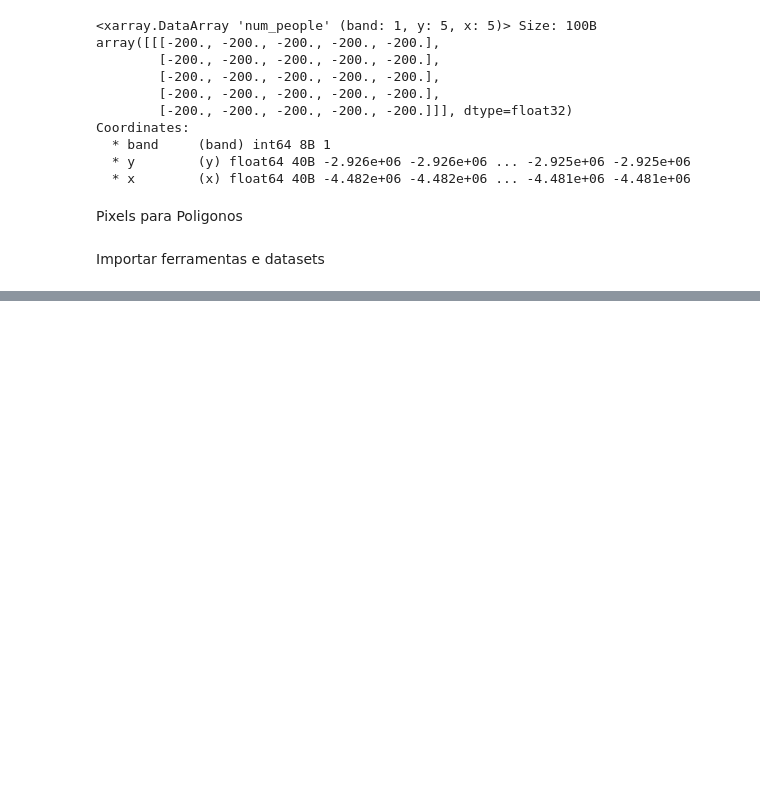
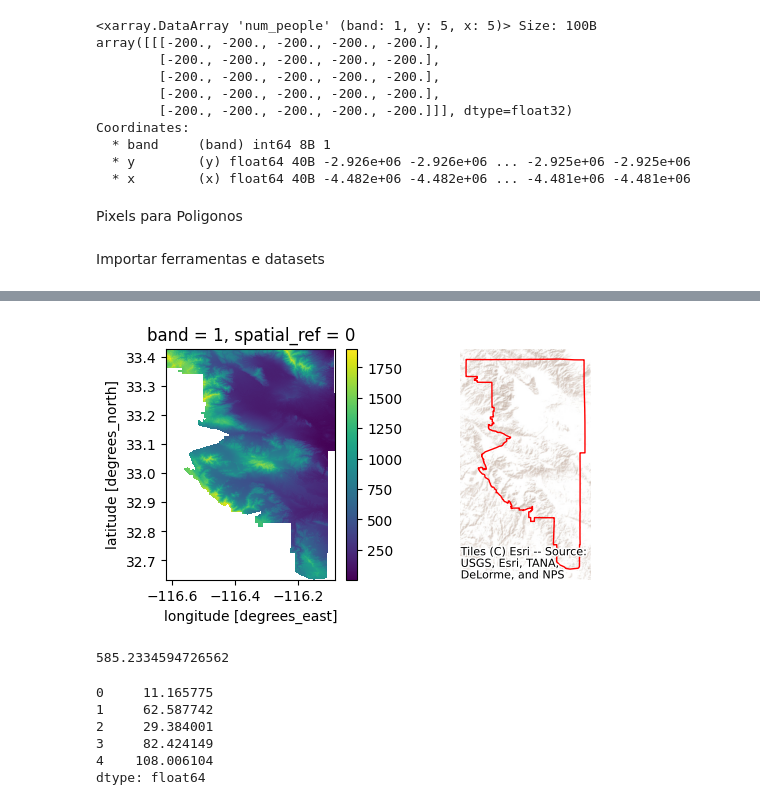
Before and after one commit to henrqueDev/Geographic-Data-Science-with-Python-Scripts, a Jupyter notebook: spatial_data.ipynb, the cells around one changed output, grey strips where cells are left out. Cells and saved outputs as stored; diff of their text form; code cells hidden in the pictures; blank space fills up the shorter version.

```diff
--- a/spatial_data.ipynb
+++ b/spatial_data.ipynb
@@ -422,0 +507,48 @@ Importar ferramentas e datasets
+# %%
+# Clip elevation for largest tract
+dem_clip = dem.rio.clip(
+    [largest_tract.__geo_interface__], crs=sd_tracts.crs
+)
+
+# Set up figure to display against polygon shape
+f, axs = plt.subplots(1, 2, figsize=(6, 3))
+# Display elevation of largest tract
+dem_clip.where(dem_clip > 0).plot(ax=axs[0], add_colorbar=True)
+
+# Display largest tract polygon
+sd_tracts.loc[[largest_tract_id]].plot(
+    ax=axs[1], edgecolor="red", facecolor="none"
+)
+axs[1].set_axis_off()
+# Add basemap
+cx.add_basemap(
+    axs[1], crs=sd_tracts.crs, source=cx.providers.Esri.WorldTerrain
+);
+# %% [output]
+[figure, added]
+# %%
+def get_mean_elevation(row, dem):
+    # Extract geometry object
+    geom = row["geometry"].__geo_interface__
+    # Clip the surface to extract pixels within `geom`
+    section = dem.rio.clip([geom], crs=sd_tracts.crs)
+    # Calculate mean elevation
+    elevation = float(section.where(section > 0).mean())
+    return elevation
+
+get_mean_elevation(sd_tracts.loc[largest_tract_id, :], dem)
+# %% [output]
+585.2334594726562
+# %%
+elevations = sd_tracts.head().apply(
+    get_mean_elevation, dem=dem, axis=1
+)
+
+elevations
+# %% [output]
+0     11.165775
+1     62.587742
+2     29.384001
+3     82.424149
+4    108.006104
+dtype: float64
```
Also changed, not shown: parts of 8 cells of this notebook, 5 other files.
